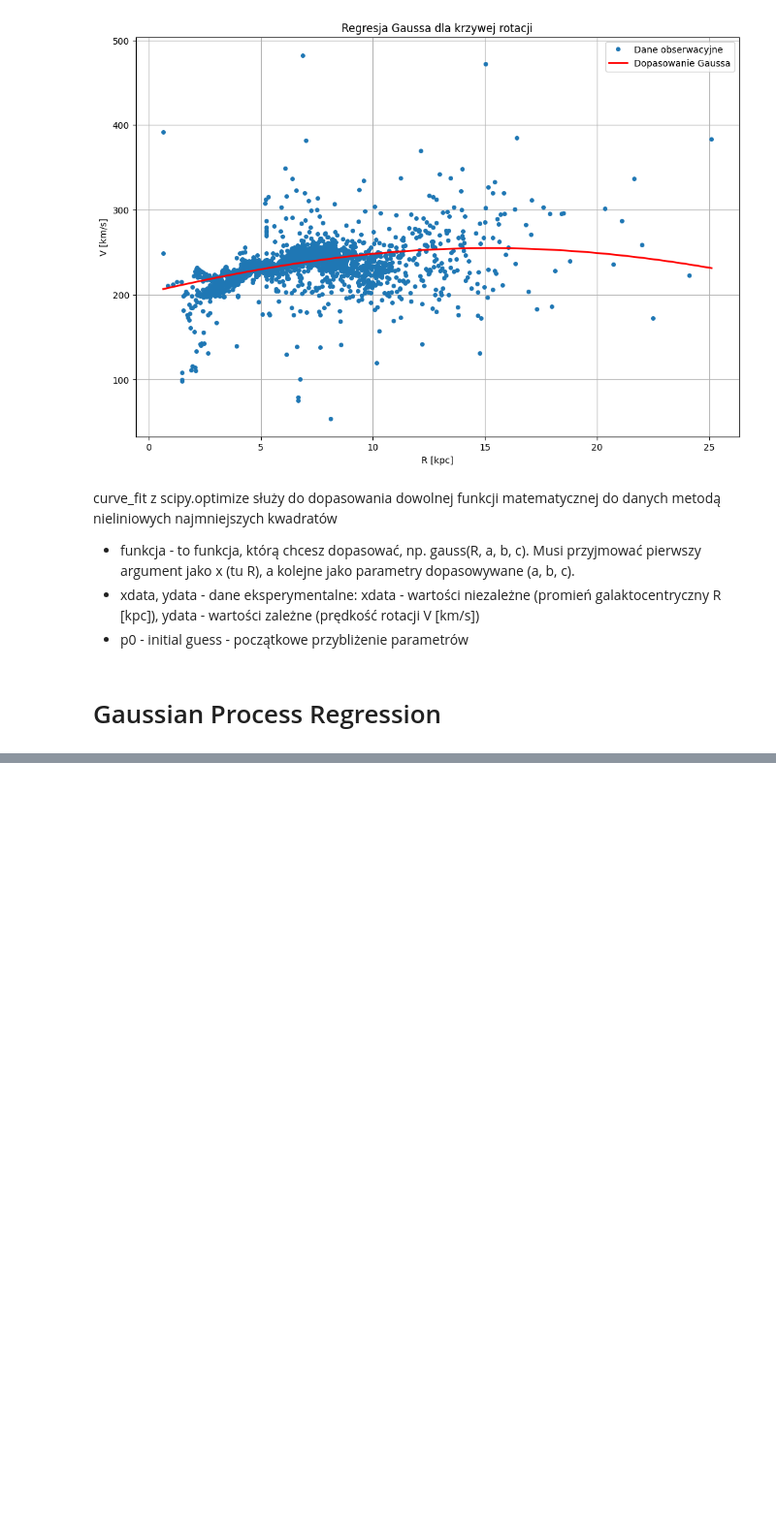
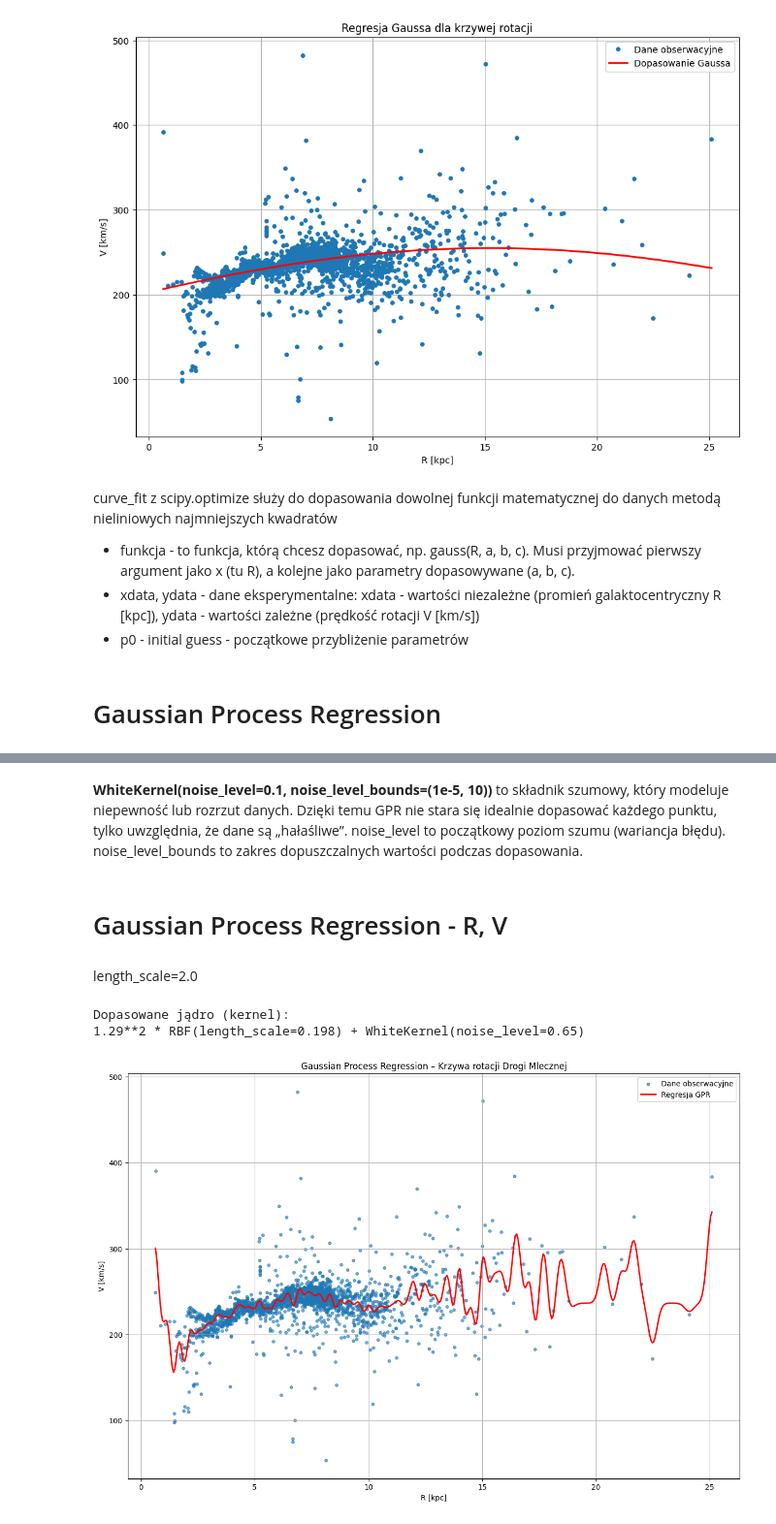
Before and after one commit to redrosesarecool/staz, a Jupyter notebook: regresja.ipynb, the cells around one changed output, grey strips where cells are left out. Shown at 97% size. Saved outputs shown, nothing was run; the diff lists cells and outputs as text; code cells hidden in the pictures; blank space fills up the shorter version.

```diff
--- a/regresja.ipynb
+++ b/regresja.ipynb
@@ -82,0 +89,67 @@ curve_fit z scipy.optimize służy do dopasowania dowolnej funkcji matematycznej
+# %% [markdown]
+**WhiteKernel(noise_level=0.1, noise_level_bounds=(1e-5, 10))** to składnik szumowy, który modeluje niepewność lub rozrzut danych. Dzięki temu GPR nie stara się idealnie dopasować każdego punktu, tylko uwzględnia, że dane są „hałaśliwe”.
+noise_level to początkowy poziom szumu (wariancja błędu).
+noise_level_bounds to zakres dopuszczalnych wartości podczas dopasowania.
+# %% [markdown]
+# Gaussian Process Regression - R, V
+# %% [markdown]
+length_scale=2.0
+# %%
+import numpy as np
+import pandas as pd
+import matplotlib.pyplot as plt
+
+from sklearn.gaussian_process import GaussianProcessRegressor
+from sklearn.gaussian_process.kernels import RBF, ConstantKernel, WhiteKernel
+
+# dane
+file_path = "/content/drive/My Drive/all_montecarlo_output-kopia.dat"
+
+# tylko kolumny R i V
+df = pd.read_csv(
+    file_path,
+    sep=r"\s+",
+    comment="#",
+    on_bad_lines="skip",   # pomija wiersze z błędami formatowania
+    usecols=["R", "V"]     # tylko potrzebne kolumny
+)
+
+# usunięcie pojawiających się NaN-y
+df = df.dropna(subset=["R", "V"])
+
+# przygotowanie danych
+R = df["R"].values.reshape(-1, 1)
+V = df["V"].values
+
+# definicja jądra (kernel)
+kernel = ConstantKernel(1.0, (1e-3, 1e3)) * RBF(length_scale=2.0, length_scale_bounds=(0.1, 20.0)) \
+          + WhiteKernel(noise_level=0.1, noise_level_bounds=(1e-5, 10))
+
+# dopasowanie modelu GPR
+gpr = GaussianProcessRegressor(kernel=kernel, alpha=0.0, n_restarts_optimizer=5, normalize_y=True)
+gpr.fit(R, V)
+
+print("\nDopasowane jądro (kernel):")
+print(gpr.kernel_)
+
+# predykcja na gęstej siatce R
+R_pred = np.linspace(df["R"].min(), df["R"].max(), 400).reshape(-1, 1)
+V_pred, V_std = gpr.predict(R_pred, return_std=True)
+# %% [output]
+Dopasowane jądro (kernel):
+1.29**2 * RBF(length_scale=0.198) + WhiteKernel(noise_level=0.65)
+# %%
+# wykres
+plt.figure(figsize=(15, 10))
+plt.scatter(R, V, color='tab:blue', s=15, label='Dane obserwacyjne', alpha=0.6)
+plt.plot(R_pred, V_pred, 'r-', lw=2, label='Regresja GPR')
+
+
+plt.xlabel("R [kpc]")
+plt.ylabel("V [km/s]")
+plt.title("Gaussian Process Regression – Krzywa rotacji Drogi Mlecznej")
+plt.legend()
+plt.grid(True)
+plt.show()
+# %% [output]
+[figure, added]
```
Also changed, not shown: parts of 12 cells of this notebook.
